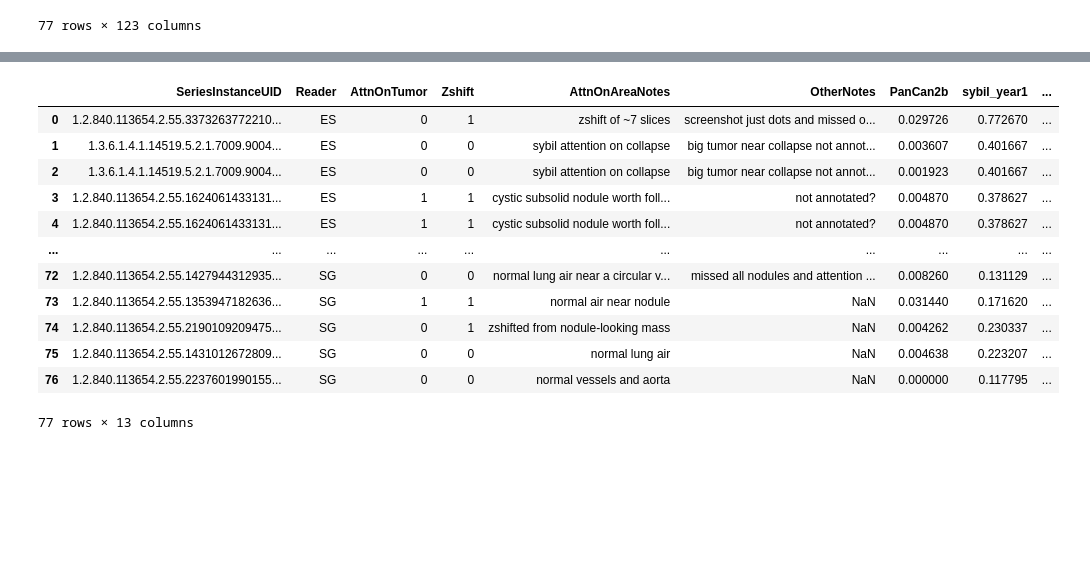
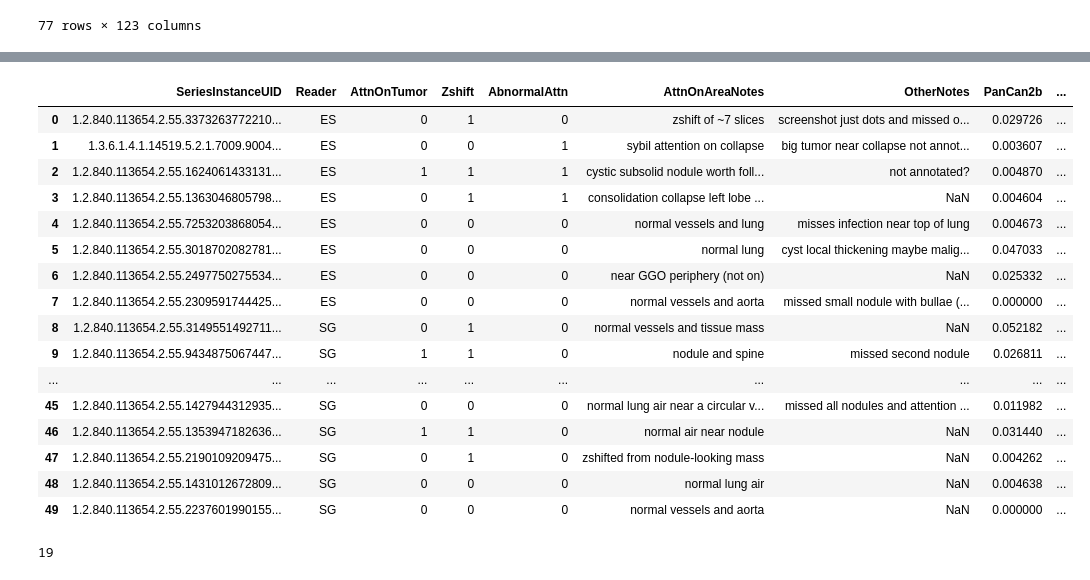
Before and after one commit to DIAGNijmegen/bodyct-lung-malignancy-fairness, a Jupyter notebook: sybil_false_nlst.ipynb, the cells around one changed output, grey strips where cells are left out. Drawn from its saved outputs; the diff is of its cells as text; code cells hidden in the pictures; blank space fills up the shorter version.

Commit message:
looked at normal v. abnormal

```diff
--- a/sybil_false_nlst.ipynb
+++ b/sybil_false_nlst.ipynb
@@ -60,7 +61,7 @@ nlst_democols
    'Large_cell_carcinoma']},
  'info': ['PatientID', 'study']}
 # %%
-nlst_preds = utils.prep_nlst_preds(nlst_preds_nodule, scanlevel=True, tijmen=False, sybil=True)
+nlst_preds = data.prep_nlst_preds(nlst_preds_nodule, scanlevel=True, tijmen=False, sybil=True)
 nlst_preds.info()
 # %% [output]
 <class 'pandas.core.frame.DataFrame'>
@@ -1144,18 +1145,25 @@ fp_traits
 # %%
-fp_traits2 = fp_traits.merge(fp_top50, how='left', on='SeriesInstanceUID', copy=False, suffixes=('', ''))
-fp_traits3 = fp_traits2[['SeriesInstanceUID', 'Reader', 'AttnOnTumor', 'Zshift', 'AttnOnAreaNotes', 'OtherNotes'] + ['PanCan2b', 'sybil_year1', 'BMI', 'Gender', 'race', 'Emphysema', 'diaghype']]
-fp_traits3
+fp_traits2 = fp_traits.merge(nlst_preds, how='left', on='SeriesInstanceUID', copy=False, suffixes=('', ''))
+fp_traits2[['SeriesInstanceUID', 'Reader', 'AttnOnTumor', 'Zshift', 'AbnormalAttn','AttnOnAreaNotes', 'OtherNotes'] + ['PanCan2b', 'sybil_year1', 'BMI', 'Gender', 'race', 'Emphysema', 'diaghype']]
 # %% [output]
-|  | SeriesInstanceUID | Reader | AttnOnTumor | Zshift | AttnOnAreaNotes | OtherNotes | PanCan2b | sybil_year1 | ... |
-| 0 | 1.2.840.113654.2.55.3373263772210... | ES | 0 | 1 | zshift of ~7 slices | screenshot just dots and missed o... | 0.029726 | 0.772670 | ... |
-| 1 | 1.3.6.1.4.1.14519.5.2.1.7009.9004... | ES | 0 | 0 | sybil attention on collapse | big tumor near collapse not annot... | 0.003607 | 0.401667 | ... |
-| 2 | 1.3.6.1.4.1.14519.5.2.1.7009.9004... | ES | 0 | 0 | sybil attention on collapse | big tumor near collapse not annot... | 0.001923 | 0.401667 | ... |
-| 3 | 1.2.840.113654.2.55.1624061433131... | ES | 1 | 1 | cystic subsolid nodule worth foll... | not annotated? | 0.004870 | 0.378627 | ... |
-| 4 | 1.2.840.113654.2.55.1624061433131... | ES | 1 | 1 | cystic subsolid nodule worth foll... | not annotated? | 0.004870 | 0.378627 | ... |
+|  | SeriesInstanceUID | Reader | AttnOnTumor | Zshift | AbnormalAttn | AttnOnAreaNotes | OtherNotes | PanCan2b | ... |
+| 0 | 1.2.840.113654.2.55.3373263772210... | ES | 0 | 1 | 0 | zshift of ~7 slices | screenshot just dots and missed o... | 0.029726 | ... |
+| 1 | 1.3.6.1.4.1.14519.5.2.1.7009.9004... | ES | 0 | 0 | 1 | sybil attention on collapse | big tumor near collapse not annot... | 0.003607 | ... |
+| 2 | 1.2.840.113654.2.55.1624061433131... | ES | 1 | 1 | 1 | cystic subsolid nodule worth foll... | not annotated? | 0.004870 | ... |
+| 3 | 1.2.840.113654.2.55.1363046805798... | ES | 0 | 1 | 1 | consolidation collapse left lobe ... | NaN | 0.004604 | ... |
+| 4 | 1.2.840.113654.2.55.7253203868054... | ES | 0 | 0 | 0 | normal vessels and lung | misses infection near top of lung | 0.004673 | ... |
+| 5 | 1.2.840.113654.2.55.3018702082781... | ES | 0 | 0 | 0 | normal lung | cyst local thickening maybe malig... | 0.047033 | ... |
+| 6 | 1.2.840.113654.2.55.2497750275534... | ES | 0 | 0 | 0 | near GGO periphery (not on) | NaN | 0.025332 | ... |
+| 7 | 1.2.840.113654.2.55.2309591744425... | ES | 0 | 0 | 0 | normal vessels and aorta | missed small nodule with bullae (... | 0.000000 | ... |
+| 8 | 1.2.840.113654.2.55.3149551492711... | SG | 0 | 1 | 0 | normal vessels and tissue mass | NaN | 0.052182 | ... |
+| 9 | 1.2.840.113654.2.55.9434875067447... | SG | 1 | 1 | 0 | nodule and spine | missed second nodule | 0.026811 | ... |
 | ... | ... | ... | ... | ... | ... | ... | ... | ... | ... |
-| 72 | 1.2.840.113654.2.55.1427944312935... | SG | 0 | 0 | normal lung air near a circular v... | missed all nodules and attention ... | 0.008260 | 0.131129 | ... |
-| 73 | 1.2.840.113654.2.55.1353947182636... | SG | 1 | 1 | normal air near nodule | NaN | 0.031440 | 0.171620 | ... |
-| 74 | 1.2.840.113654.2.55.2190109209475... | SG | 0 | 1 | zshifted from nodule-looking mass | NaN | 0.004262 | 0.230337 | ... |
-| 75 | 1.2.840.113654.2.55.1431012672809... | SG | 0 | 0 | normal lung air | NaN | 0.004638 | 0.223207 | ... |
-| 76 | 1.2.840.113654.2.55.2237601990155... | SG | 0 | 0 | normal vessels and aorta | NaN | 0.000000 | 0.117795 | ... |
+| 45 | 1.2.840.113654.2.55.1427944312935... | SG | 0 | 0 | 0 | normal lung air near a circular v... | missed all nodules and attention ... | 0.011982 | ... |
+| 46 | 1.2.840.113654.2.55.1353947182636... | SG | 1 | 1 | 0 | normal air near nodule | NaN | 0.031440 | ... |
+| 47 | 1.2.840.113654.2.55.2190109209475... | SG | 0 | 1 | 0 | zshifted from nodule-looking mass | NaN | 0.004262 | ... |
+| 48 | 1.2.840.113654.2.55.1431012672809... | SG | 0 | 0 | 0 | normal lung air | NaN | 0.004638 | ... |
+| 49 | 1.2.840.113654.2.55.2237601990155... | SG | 0 | 0 | 0 | normal vessels and aorta | NaN | 0.000000 | ... |
-77 rows × 13 columns
+# %%
+fp_traits['AttnOnAreaNotes'].str.contains('normal').sum()
+# %% [output]
+19
```
Also changed, not shown: parts of 5 cells of this notebook.
